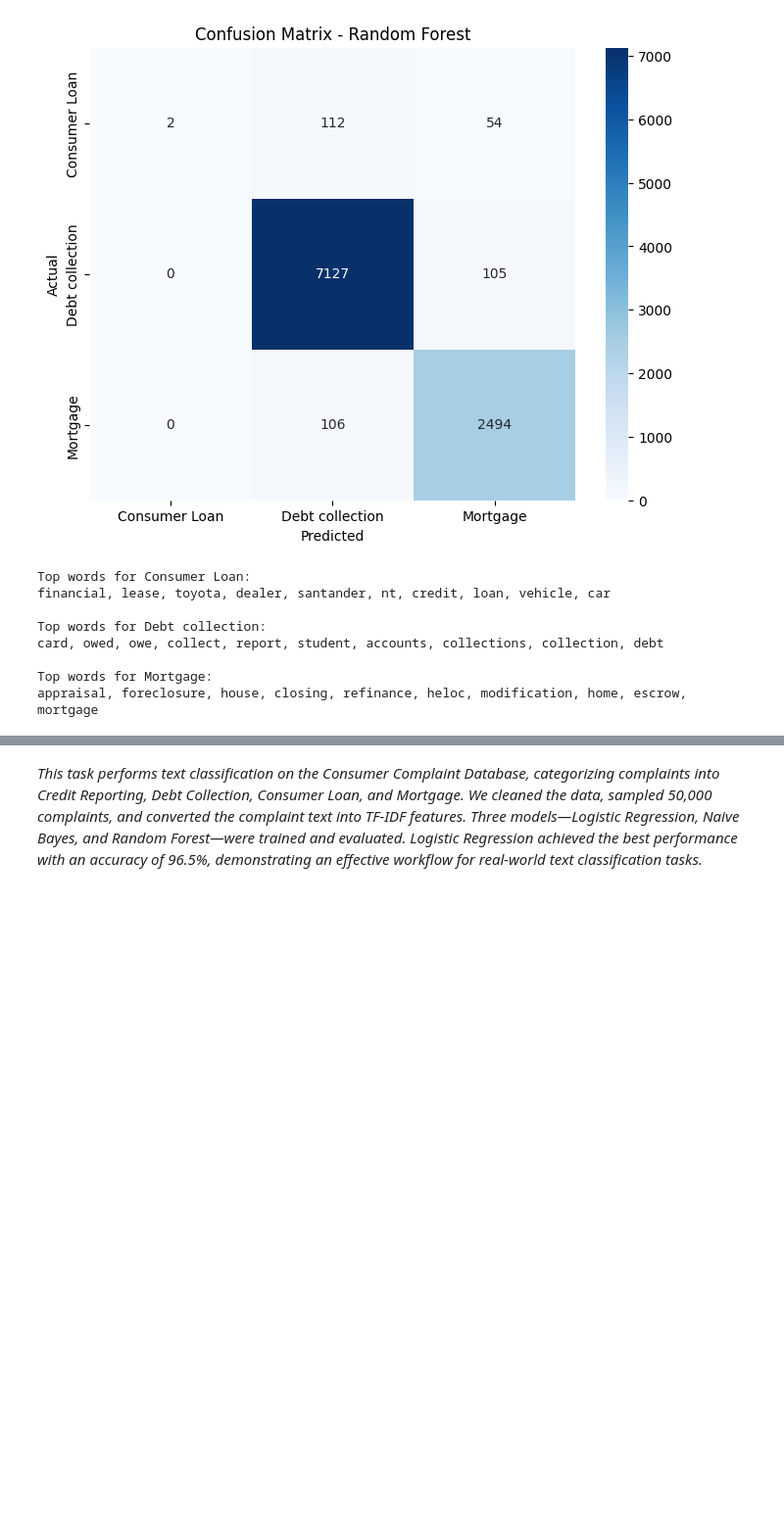
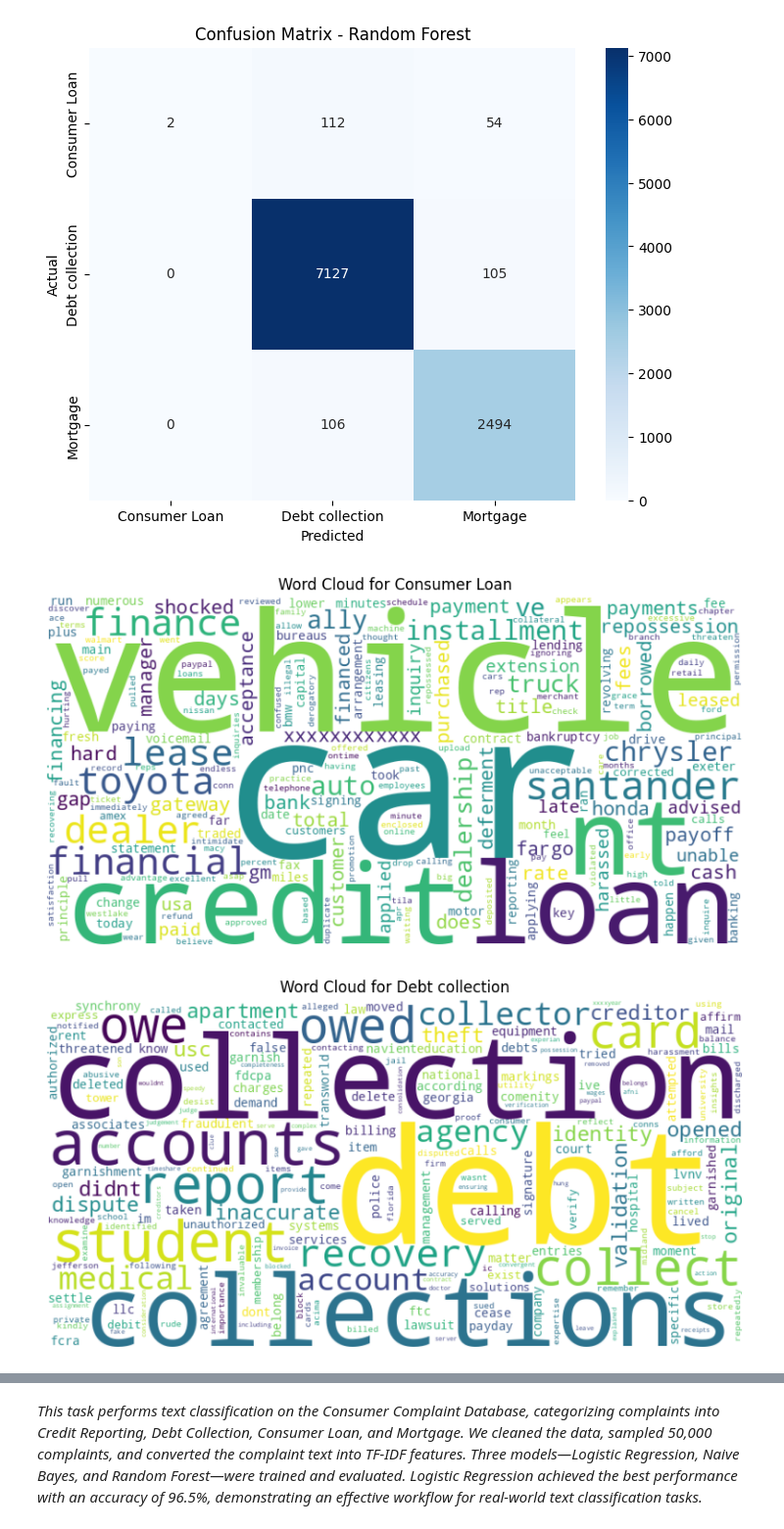
Before and after one commit to Jlasi17/task-5, a Jupyter notebook: task-5.ipynb, the cells around one changed output, grey strips where cells are left out. Shown at 98% size. Drawn from its saved outputs; the diff is of its cells as text; code cells hidden in the pictures; blank space fills up the shorter version.

```diff
--- a/task-5.ipynb
+++ b/task-5.ipynb
@@ -217,22 +240,28 @@ for name, model in models.items():
 [figure]
 [figure]
 [figure]
-# %%
-import numpy as np
-
-feature_names = vectorizer.get_feature_names_out()
-coef = models["Logistic Regression"].coef_
-
-for i, label in enumerate(le.classes_):
-    top10 = np.argsort(coef[i])[-10:]
-    print(f"\nTop words for {label}:")
-    print(", ".join(feature_names[top10]))
-# %% [output]
-Top words for Consumer Loan:
-financial, lease, toyota, dealer, santander, nt, credit, loan, vehicle, car
-
-Top words for Debt collection:
-card, owed, owe, collect, report, student, accounts, collections, collection, debt
-
-Top words for Mortgage:
-appraisal, foreclosure, house, closing, refinance, heloc, modification, home, escrow, mortgage
+# %%
+from wordcloud import WordCloud
+import matplotlib.pyplot as plt
+import numpy as np
+
+model = models["Logistic Regression"]
+feature_names = vectorizer.get_feature_names_out()
+
+coef = model.coef_
+for i, label in enumerate(le.classes_):
+    coef_i = coef[i]
+    word_weights = {feature_names[j]: coef_i[j] for j in range(len(feature_names))}
+
+    wc = WordCloud(width=800, height=400, background_color='white')
+    wc.generate_from_frequencies(word_weights)
+
+    # Plot
+    plt.figure(figsize=(10,5))
+    plt.imshow(wc, interpolation='bilinear')
+    plt.axis('off')
+    plt.title(f"Word Cloud for {label}")
+    plt.show()
+# %% [output]
+[figure, added]
+[figure, added]
```
Also changed, not shown: parts of 5 cells of this notebook, 3 other files.
